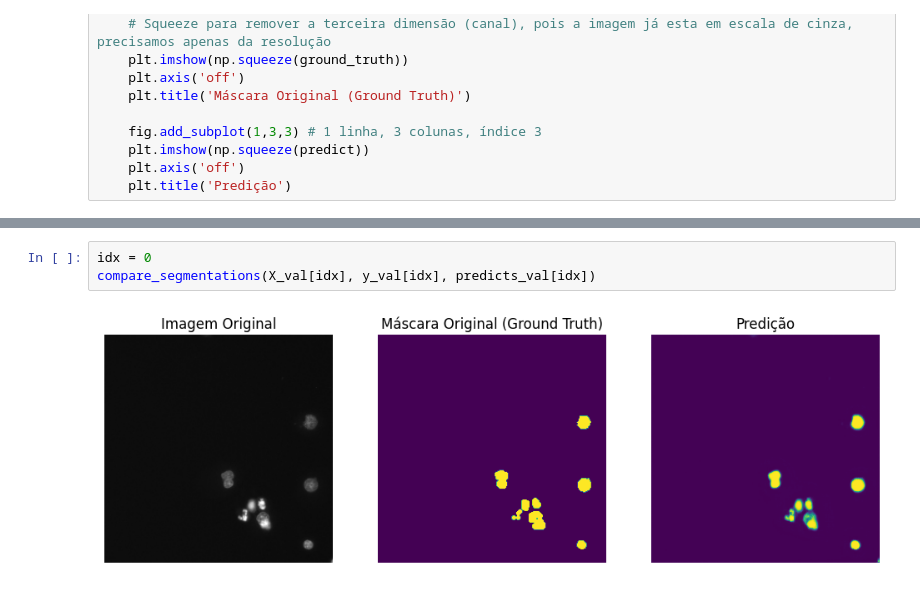
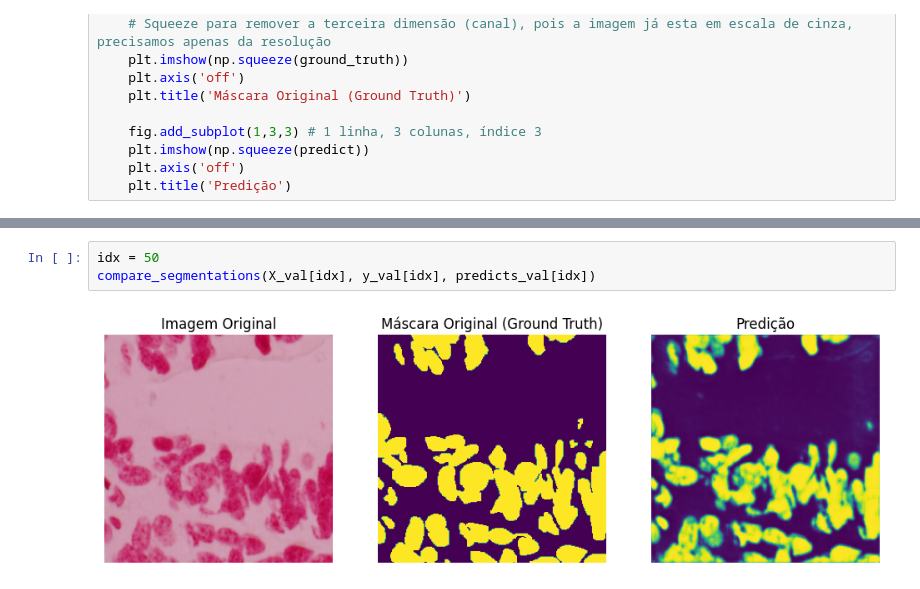
Before and after one commit to DiogoBotton/Computer_Vision_Learn, a Jupyter notebook: Segmentacao_de_Imagens/Segmentacao_Semantica/teste_modelo_unet.ipynb, the cells around one changed output, grey strips where cells are left out. Saved outputs shown, nothing was run; the diff lists cells and outputs as text.

Commit message:
Visualização dos dados de teste, falta realizar a avaliação do modelo

```diff
--- a/Segmentacao_de_Imagens/Segmentacao_Semantica/teste_modelo_unet.ipynb
+++ b/Segmentacao_de_Imagens/Segmentacao_Semantica/teste_modelo_unet.ipynb
@@ -194,5 +213,5 @@ predicts_val = model_unet.predict(X_val)
 # %%
-idx = 0
+idx = 50
 compare_segmentations(X_val[idx], y_val[idx], predicts_val[idx])
 # %% [output]
-[figure, old version]
+[figure, new version]
```
Also changed, not shown: parts of 4 cells of this notebook, 1 other file.
